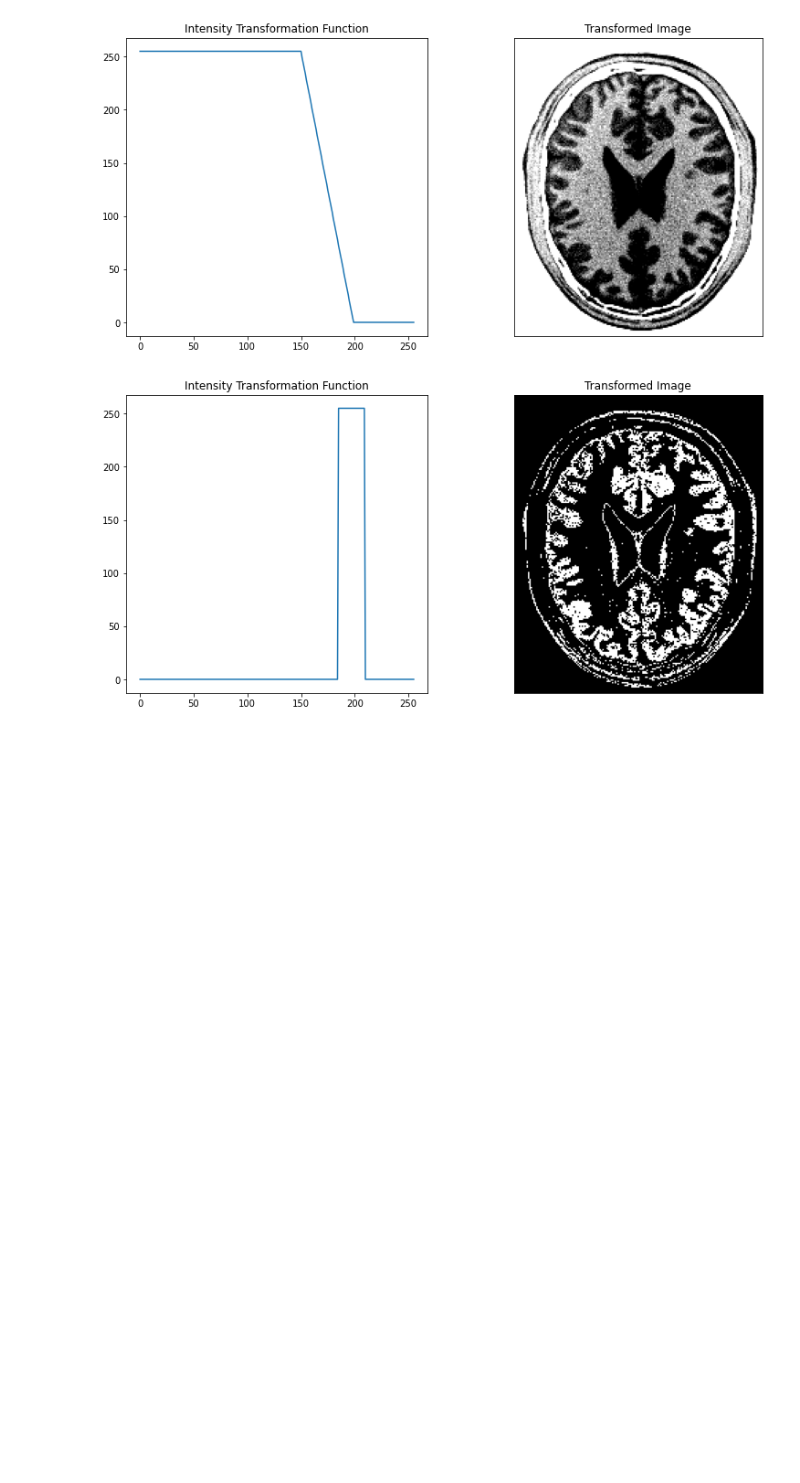
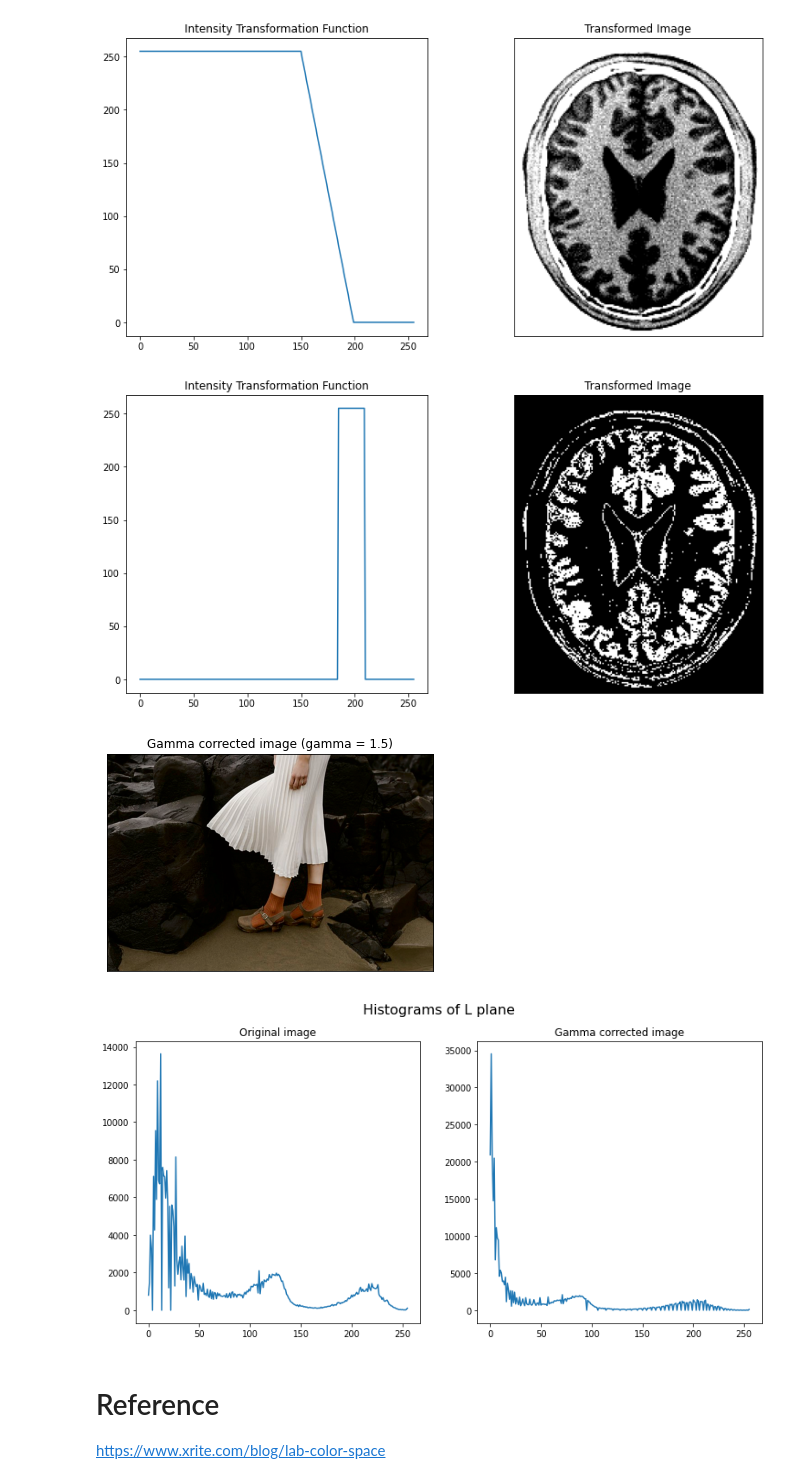
Before and after one commit to GevinduGanganath/EN2550, a Jupyter notebook: Assignment 1/190610E.ipynb, the cells around one changed output. Saved outputs shown, nothing was run; the diff lists cells and outputs as text; code cells hidden in the pictures; blank space fills up the shorter version.

```diff
--- a/Assignment 1/190610E.ipynb
+++ b/Assignment 1/190610E.ipynb
@@ -60,3 +60,35 @@ ax[1].set_title("Transformed Image")
 plt.show()
 # %% [output]
 [figure]
+# %%
+# Question 3-a
+gamma = 1.5
+
+fig3 = cv.imread(r"highlights_and_shadows.jpg")
+fig3 = cv.cvtColor(fig3, cv.COLOR_BGR2Lab)
+original_hist = cv.calcHist([fig3], [0], None, [256], [0, 256])
+transform4 = np.array([((i/255)**gamma)*255 for i in range(256)]).astype(np.uint8)
+fig3[:,:,0] = cv.LUT(fig3[:,:,0], transform4)
+transformed_hist = cv.calcHist([fig3], [0], None, [256], [0, 256])
+fig3 = cv.cvtColor(fig3, cv.COLOR_Lab2RGB)
+
+fig, ax = plt.subplots()
+ax.imshow(fig3)
+ax.get_xaxis().set_visible(False)
+ax.get_yaxis().set_visible(False)
+ax.set_title("Gamma corrected image (gamma = "+str(gamma)+")")
+
+fig, ax = plt.subplots(1, 2, figsize=(13, 6))
+fig.suptitle('Histograms of L plane', fontsize=16)
+ax[0].plot(original_hist)
+ax[0].set_title("Original image")
+ax[1].plot(transformed_hist)
+ax[1].set_title("Gamma corrected image")
+plt.show()
+# %% [output]
+[figure, added]
+[figure, added]
+# %% [markdown]
+# Reference
+
+https://www.xrite.com/blog/lab-color-space
```
Also changed, not shown: parts of 3 cells of this notebook.
